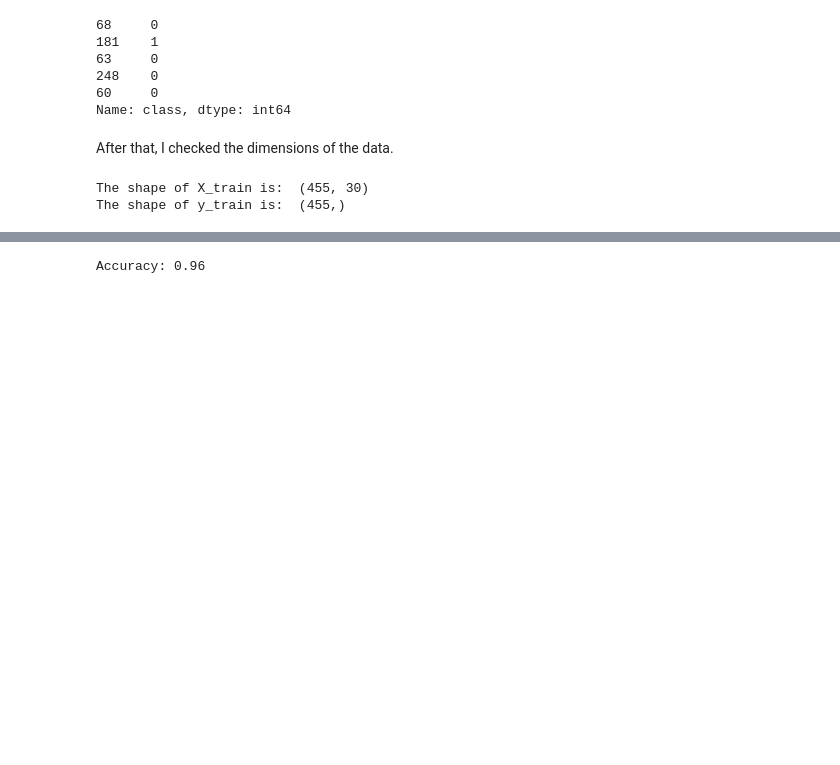
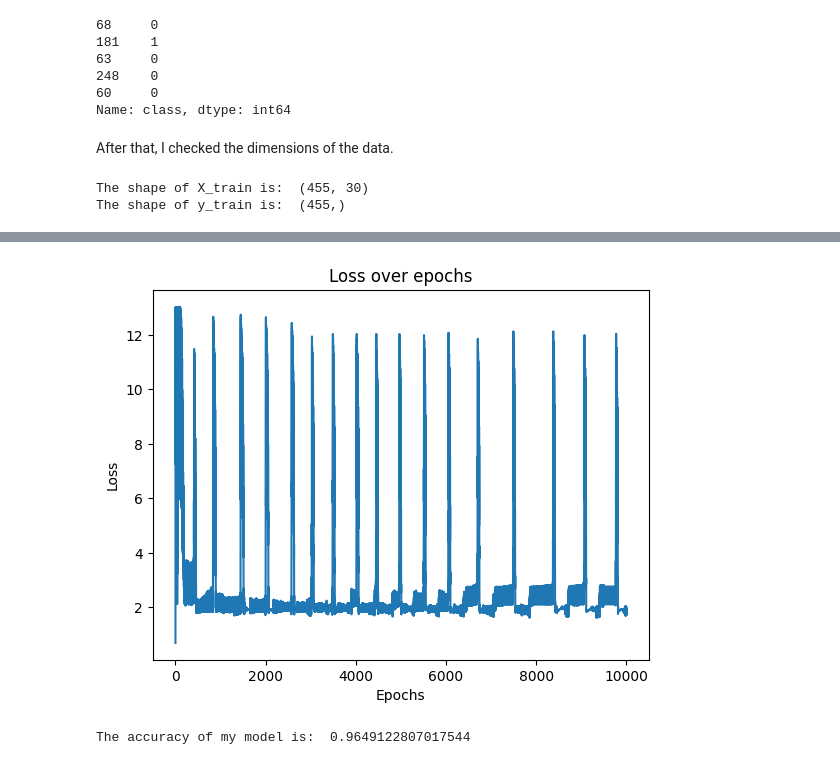
Before and after one commit to TheSyx04/project-1, a Jupyter notebook: logistic_regression.ipynb, the cells around one changed output, grey strips where cells are left out. Cells and saved outputs as stored; diff of their text form; code cells hidden in the pictures; blank space fills up the shorter version.

Commit message:
update logistic_regression

```diff
--- a/logistic_regression.ipynb
+++ b/logistic_regression.ipynb
@@ -52,6 +51 @@ Finally, I convert them to numpy for easier calculation.
-# %%
-X_train = X_train.to_numpy()
-y_train = y_train.to_numpy()
-X_test = X_test.to_numpy()
-y_test = y_test.to_numpy()
 # %% [markdown]
@@ -409,13 +52,0 @@ Comparision
-# %%
-from sklearn.linear_model import LogisticRegression
-from sklearn.metrics import accuracy_score
-import warnings
-warnings.filterwarnings('ignore')
-
-# Create an instance of LogisticRegression
-log_reg = LogisticRegression()
-
-# Fit the model on the training data
-log_reg.fit(X_train, y_train)
-
-log_reg.score(X_test, y_test)
@@ -423,0 +55,3 @@ log_reg.score(X_test, y_test)
+# %%
+my_lr = MyLogisticRegression(0.0001, 10000, 0.0005)
+my_lr.fit(X_train, y_train)
@@ -424,6 +70,9 @@ log_reg.score(X_test, y_test)
+# %%
+my_lr.plot_loss()
+# %% [output]
+[figure, added]
 # %%
-y_pred = log_reg.predict(X_test)
-accuracy = accuracy_score(y_test, y_pred)
-print(f"Accuracy: {accuracy:.2f}")
+y_pred = my_lr.predict(X_test)
+print("The accuracy of my model is: ", accuracy_score(y_test, y_pred))
 # %% [output]
-Accuracy: 0.96
+The accuracy of my model is:  0.9649122807017544
```
Also changed, not shown: parts of 36 cells of this notebook, 1 other file.
